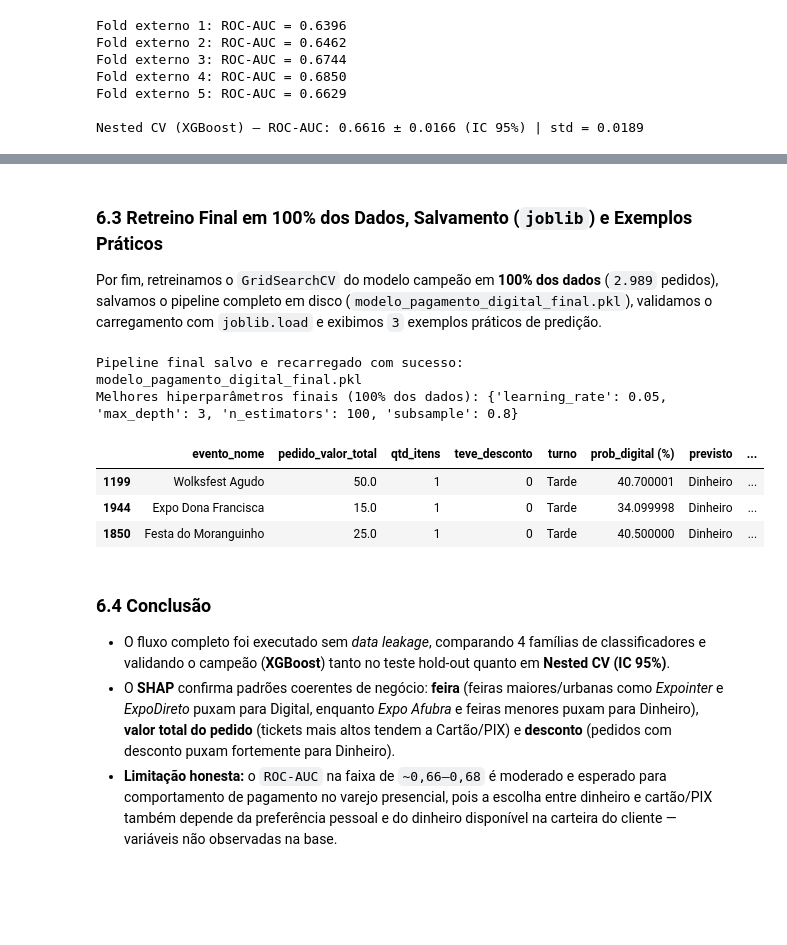
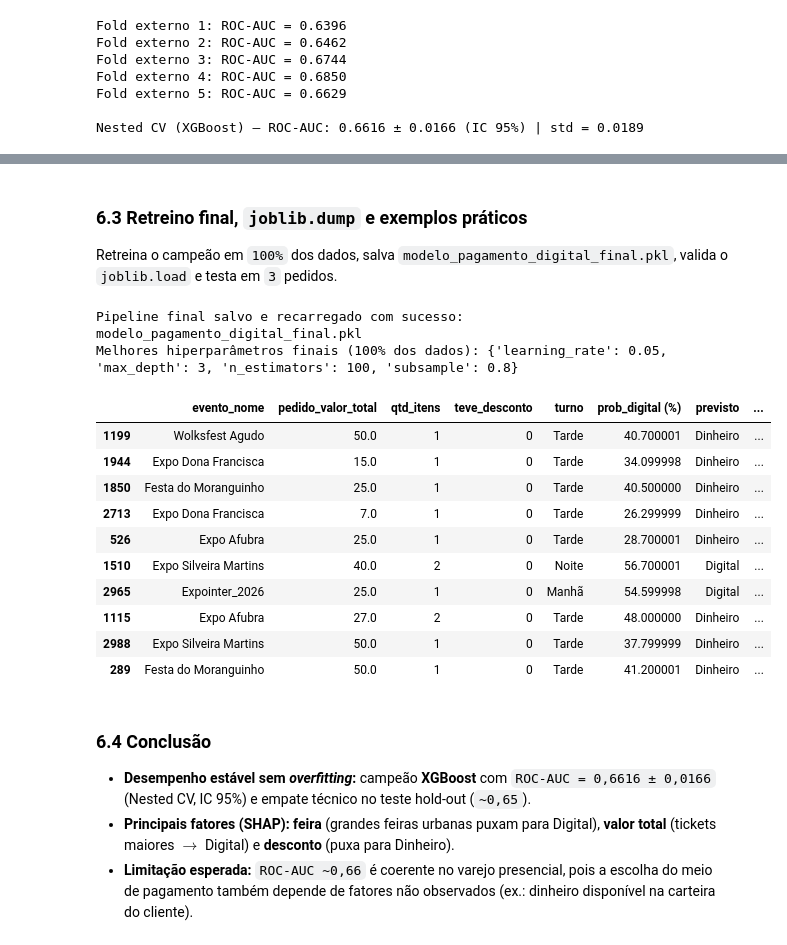
Before and after one commit to SIS-AMF/2026-2_trabalho_g2_cd, a Jupyter notebook: trabalho_g2.ipynb, the cells around one changed output, grey strips where cells are left out. Drawn from its saved outputs; the diff is of its cells as text; code cells hidden in the pictures; blank space fills up the shorter version.

```diff
--- a/trabalho_g2.ipynb
+++ b/trabalho_g2.ipynb
@@ -1319,7 +1292,7 @@ Impacto direcional por observação (SHAP — beeswarm):
 # %% [markdown]
-### 6.3 Retreino Final em 100% dos Dados, Salvamento (`joblib`) e Exemplos Práticos
+### 6.3 Retreino final, `joblib.dump` e exemplos práticos
 
-Por fim, retreinamos o `GridSearchCV` do modelo campeão em **100% dos dados** (`2.989` pedidos), salvamos o pipeline completo em disco (`modelo_pagamento_digital_final.pkl`), validamos o carregamento com `joblib.load` e exibimos `3` exemplos práticos de predição.
+Retreina o campeão em `100%` dos dados, salva `modelo_pagamento_digital_final.pkl`, valida o `joblib.load` e testa em `3` pedidos.
 # %%
 import joblib
 
@@ -1327,38 +1300,47 @@ final_search = GridSearchCV(
     estimator=criar_pipeline(modelos_grades[campeao_nome]["modelo"]),
     param_grid=campeao_grade,
     cv=cv,
     scoring=SCORING,
     n_jobs=-1,
 )
 final_search.fit(X, y)
 
 caminho_modelo = "modelo_pagamento_digital_final.pkl"
 joblib.dump(final_search.best_estimator_, caminho_modelo)
 
+
+QTDE_EXEMPLOS = 10
 # Validar carregamento e inferência em 3 exemplos práticos
 modelo_carregado = joblib.load(caminho_modelo)
-amostra = X_test.iloc[:3].copy()
+amostra = X_test.iloc[:QTDE_EXEMPLOS].copy()
 probs = modelo_carregado.predict_proba(amostra)[:, 1]
 preds = modelo_carregado.predict(amostra)
 
 exemplos = amostra[["evento_nome", "pedido_valor_total", "qtd_itens", "teve_desconto", "turno"]].copy()
 exemplos["prob_digital (%)"] = (probs * 100).round(1)
 exemplos["previsto"] = np.where(preds == 1, "Digital", "Dinheiro")
-exemplos["real"] = np.where(y_test.iloc[:3].values == 1, "Digital", "Dinheiro")
+exemplos["real"] = np.where(y_test.iloc[:QTDE_EXEMPLOS].values == 1, "Digital", "Dinheiro")
 
 print(f"Pipeline final salvo e recarregado com sucesso: {caminho_modelo}")
 print("Melhores hiperparâmetros finais (100% dos dados):", {k.replace("model__", ""): v for k, v in final_search.best_params_.items()})
 display(exemplos)
 # %% [output]
 Pipeline final salvo e recarregado com sucesso: modelo_pagamento_digital_final.pkl
 Melhores hiperparâmetros finais (100% dos dados): {'learning_rate': 0.05, 'max_depth': 3, 'n_estimators': 100, 'subsample': 0.8}
 |  | evento_nome | pedido_valor_total | qtd_itens | teve_desconto | turno | prob_digital (%) | previsto | ... |
 | 1199 | Wolksfest Agudo | 50.0 | 1 | 0 | Tarde | 40.700001 | Dinheiro | ... |
 | 1944 | Expo Dona Francisca | 15.0 | 1 | 0 | Tarde | 34.099998 | Dinheiro | ... |
 | 1850 | Festa do Moranguinho | 25.0 | 1 | 0 | Tarde | 40.500000 | Dinheiro | ... |
+| 2713 | Expo Dona Francisca | 7.0 | 1 | 0 | Tarde | 26.299999 | Dinheiro | ... |
+| 526 | Expo Afubra | 25.0 | 1 | 0 | Tarde | 28.700001 | Dinheiro | ... |
+| 1510 | Expo Silveira Martins | 40.0 | 2 | 0 | Noite | 56.700001 | Digital | ... |
+| 2965 | Expointer_2026 | 25.0 | 1 | 0 | Manhã | 54.599998 | Digital | ... |
+| 1115 | Expo Afubra | 27.0 | 2 | 0 | Tarde | 48.000000 | Dinheiro | ... |
+| 2988 | Expo Silveira Martins | 50.0 | 1 | 0 | Tarde | 37.799999 | Dinheiro | ... |
+| 289 | Festa do Moranguinho | 50.0 | 1 | 0 | Tarde | 41.200001 | Dinheiro | ... |
 # %% [markdown]
 ### 6.4 Conclusão
 
-- O fluxo completo foi executado sem *data leakage*, comparando 4 famílias de classificadores e validando o campeão (**XGBoost**) tanto no teste hold-out quanto em **Nested CV (IC 95%)**.
-- O **SHAP** confirma padrões coerentes de negócio: **feira** (feiras maiores/urbanas como *Expointer* e *ExpoDireto* puxam para Digital, enquanto *Expo Afubra* e feiras menores puxam para Dinheiro), **valor total do pedido** (tickets mais altos tendem a Cartão/PIX) e **desconto** (pedidos com desconto puxam fortemente para Dinheiro).
-- **Limitação honesta:** o `ROC-AUC` na faixa de `~0,66–0,68` é moderado e esperado para comportamento de pagamento no varejo presencial, pois a escolha entre dinheiro e cartão/PIX também depende da preferência pessoal e do dinheiro disponível na carteira do cliente — variáveis não observadas na base.
+- **Desempenho estável sem *overfitting*:** campeão **XGBoost** com `ROC-AUC = 0,6616 ± 0,0166` (Nested CV, IC 95%) e empate técnico no teste hold-out (`~0,65`).
+- **Principais fatores (SHAP):** **feira** (grandes feiras urbanas puxam para Digital), **valor total** (tickets maiores $\rightarrow$ Digital) e **desconto** (puxa para Dinheiro).
+- **Limitação esperada:** `ROC-AUC ~0,66` é coerente no varejo presencial, pois a escolha do meio de pagamento também depende de fatores não observados (ex.: dinheiro disponível na carteira do cliente).
```
Also changed, not shown: parts of 24 cells of this notebook.
